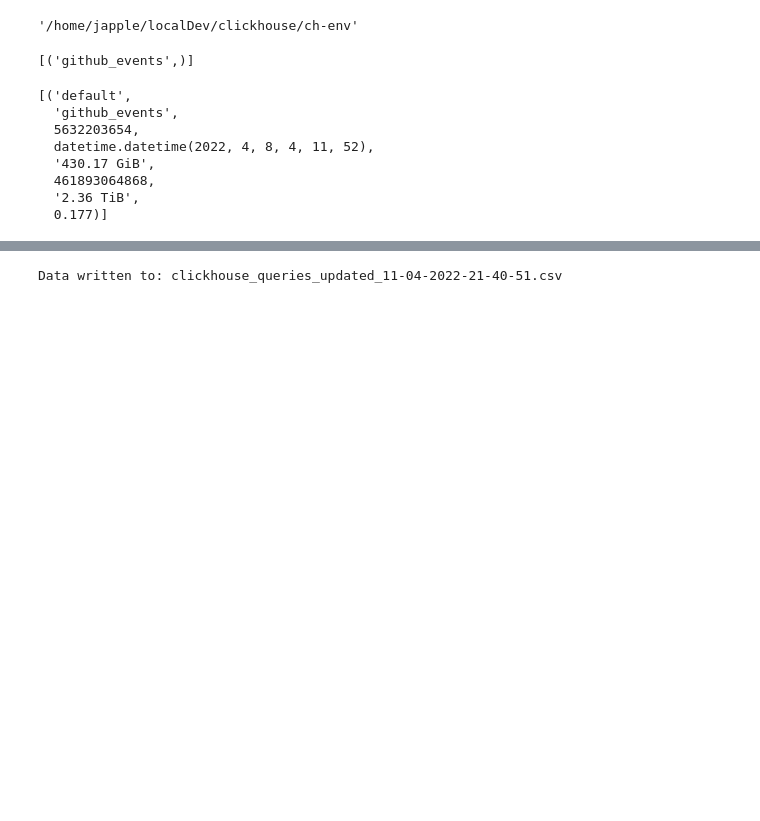
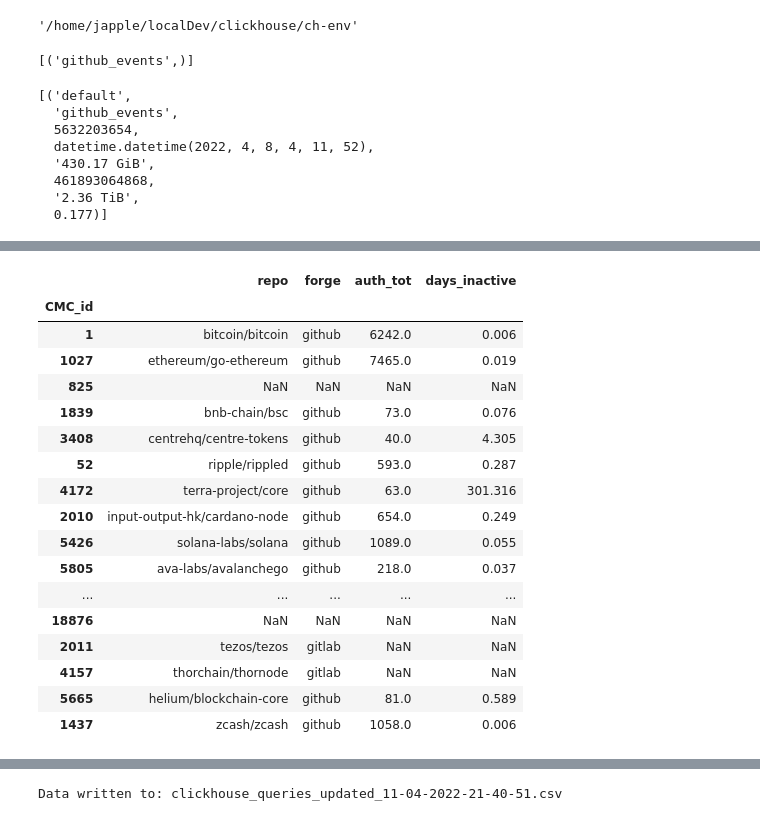
Before and after one commit to millecodex/SEM, a Jupyter notebook: clickhouse_integration.ipynb, the cells around one changed output, grey strips where cells are left out. Saved outputs shown, nothing was run; the diff lists cells and outputs as text; code cells hidden in the pictures; blank space fills up the shorter version.

Commit message:
added queries for total_authors and days_inactive
tidied up dates a bit too

```diff
--- a/clickhouse_integration.ipynb
+++ b/clickhouse_integration.ipynb
@@ -134,6 +134,8 @@ client = Client('localhost')
 # NaN is assigned to empty cells
 dfs = pd.read_csv('cmc_repos_forge.csv', index_col=0)
 df = dfs[['repo','forge']].copy()
+# %%
+df_test = df.copy()
 # %%
 # subset dataframes for testing
 # use .copy() as slicing will not allow for assignment
@@ -802,3 +872,5 @@ def runQuery(column_name, df, query_L, query_R=''):
     print('\n' + output)
 
     return
+# %%
+runQuery('days_inactive', df_test, days_inactive_L, days_inactive_R)
@@ -805,3 +880,24 @@ def runQuery(column_name, df, query_L, query_R=''):
+# %%
+df_test[:50]
+# %% [output]
+|  | repo | forge | auth_tot | days_inactive |
+| CMC_id |  |  |  |  |
+| 1 | bitcoin/bitcoin | github | 6242.0 | 0.006 |
+| 1027 | ethereum/go-ethereum | github | 7465.0 | 0.019 |
+| 825 | NaN | NaN | NaN | NaN |
+| 1839 | bnb-chain/bsc | github | 73.0 | 0.076 |
+| 3408 | centrehq/centre-tokens | github | 40.0 | 4.305 |
+| 52 | ripple/rippled | github | 593.0 | 0.287 |
+| 4172 | terra-project/core | github | 63.0 | 301.316 |
+| 2010 | input-output-hk/cardano-node | github | 654.0 | 0.249 |
+| 5426 | solana-labs/solana | github | 1089.0 | 0.055 |
+| 5805 | ava-labs/avalanchego | github | 218.0 | 0.037 |
+| ... | ... | ... | ... | ... |
+| 18876 | NaN | NaN | NaN | NaN |
+| 2011 | tezos/tezos | gitlab | NaN | NaN |
+| 4157 | thorchain/thornode | gitlab | NaN | NaN |
+| 5665 | helium/blockchain-core | github | 81.0 | 0.589 |
+| 1437 | zcash/zcash | github | 1058.0 | 0.006 |
 # %%
 df.info()
 # %% [output]
```
Also changed, not shown: parts of 6 cells of this notebook.
